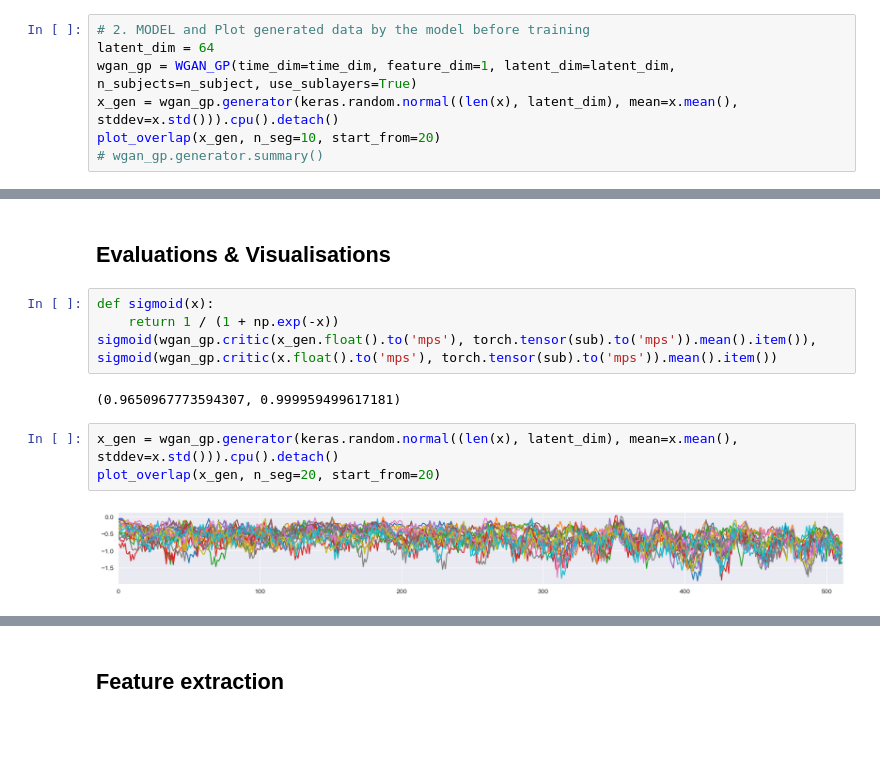
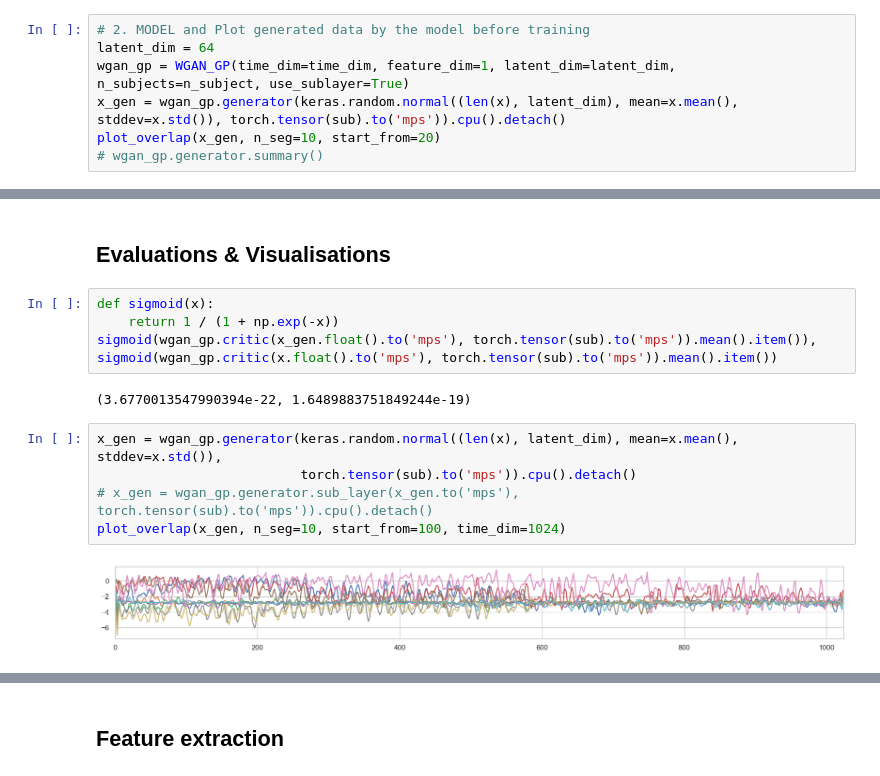
Before and after one commit to Yeganehfrh/EEGModalNet, a Jupyter notebook: notebooks/Debug.ipynb, the cells around one changed output, grey strips where cells are left out. Drawn from its saved outputs; the diff is of its cells as text; blank space fills up the shorter version.

Commit message:
update generator's and critic's archs

```diff
--- a/notebooks/Debug.ipynb
+++ b/notebooks/Debug.ipynb
@@ -232,8 +232,8 @@ else:
 # %%
 # 2. MODEL and Plot generated data by the model before training
 latent_dim = 64
-wgan_gp = WGAN_GP(time_dim=time_dim, feature_dim=1, latent_dim=latent_dim, n_subjects=n_subject, use_sublayers=True)
-x_gen = wgan_gp.generator(keras.random.normal((len(x), latent_dim), mean=x.mean(), stddev=x.std())).cpu().detach()
+wgan_gp = WGAN_GP(time_dim=time_dim, feature_dim=1, latent_dim=latent_dim, n_subjects=n_subject, use_sublayer=True)
+x_gen = wgan_gp.generator(keras.random.normal((len(x), latent_dim), mean=x.mean(), stddev=x.std()), torch.tensor(sub).to('mps')).cpu().detach()
 plot_overlap(x_gen, n_seg=10, start_from=20)
 # wgan_gp.generator.summary()
 # %% [output]
@@ -294,9 +294,11 @@ def sigmoid(x):
     return 1 / (1 + np.exp(-x))
 sigmoid(wgan_gp.critic(x_gen.float().to('mps'), torch.tensor(sub).to('mps')).mean().item()), sigmoid(wgan_gp.critic(x.float().to('mps'), torch.tensor(sub).to('mps')).mean().item())
 # %% [output]
-(0.9650967773594307, 0.999959499617181)
+(3.6770013547990394e-22, 1.6489883751849244e-19)
 # %%
-x_gen = wgan_gp.generator(keras.random.normal((len(x), latent_dim), mean=x.mean(), stddev=x.std())).cpu().detach()
-plot_overlap(x_gen, n_seg=20, start_from=20)
+x_gen = wgan_gp.generator(keras.random.normal((len(x), latent_dim), mean=x.mean(), stddev=x.std()),
+                          torch.tensor(sub).to('mps')).cpu().detach()
+# x_gen = wgan_gp.generator.sub_layer(x_gen.to('mps'), torch.tensor(sub).to('mps')).cpu().detach()
+plot_overlap(x_gen, n_seg=10, start_from=100, time_dim=1024)
 # %% [output]
-[figure, old version]
+[figure, new version]
```
Also changed, not shown: parts of 13 cells of this notebook, 1 other file.
